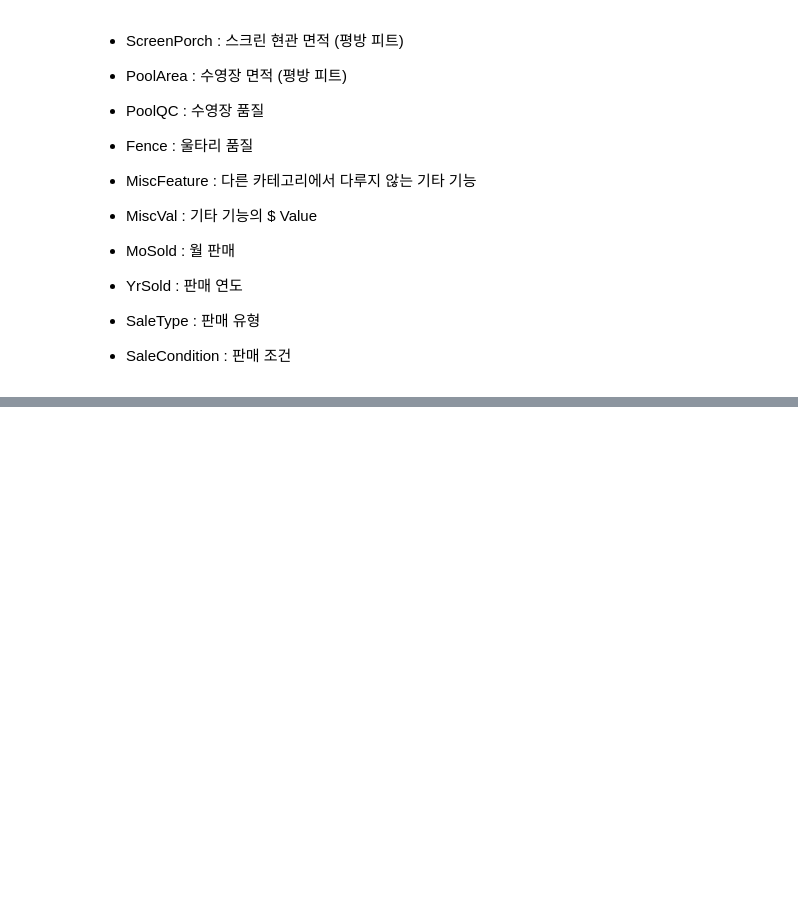
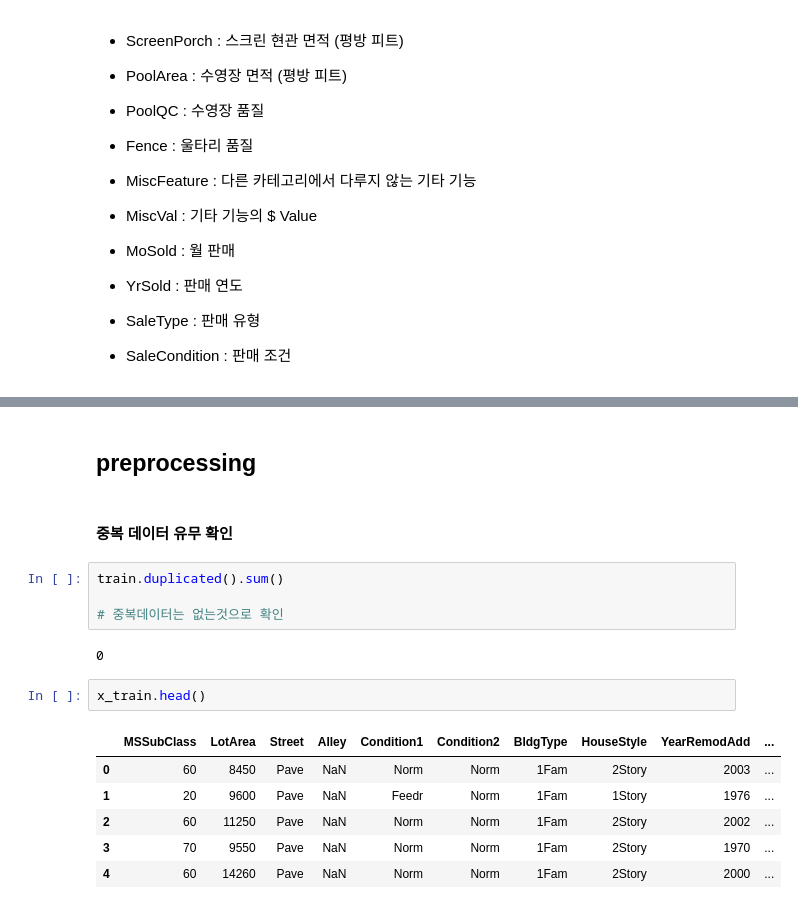
Before and after one commit to WontaeKim89/house_prices_data_analysis, a Jupyter notebook: house-prices-data-analysis.ipynb, the cells around one changed output, grey strips where cells are left out. Saved outputs shown, nothing was run; the diff lists cells and outputs as text; blank space fills up the shorter version.

```diff
--- a/house-prices-data-analysis.ipynb
+++ b/house-prices-data-analysis.ipynb
@@ -157,0 +184,19 @@ max     576.000000   800.000000  17000.000000    12.000000  2010.000000
+# %% [markdown]
+## preprocessing
+# %% [markdown]
+#### 중복 데이터 유무 확인
+# %%
+train.duplicated().sum()
+
+# 중복데이터는 없는것으로 확인
+# %% [output]
+0
+# %%
+x_train.head()
+# %% [output]
+|  | MSSubClass | LotArea | Street | Alley | Condition1 | Condition2 | BldgType | HouseStyle | YearRemodAdd | ... |
+| 0 | 60 | 8450 | Pave | NaN | Norm | Norm | 1Fam | 2Story | 2003 | ... |
+| 1 | 20 | 9600 | Pave | NaN | Feedr | Norm | 1Fam | 1Story | 1976 | ... |
+| 2 | 60 | 11250 | Pave | NaN | Norm | Norm | 1Fam | 2Story | 2002 | ... |
+| 3 | 70 | 9550 | Pave | NaN | Norm | Norm | 1Fam | 2Story | 1970 | ... |
+| 4 | 60 | 14260 | Pave | NaN | Norm | Norm | 1Fam | 2Story | 2000 | ... |
```
Also changed, not shown: parts of 33 cells of this notebook.
